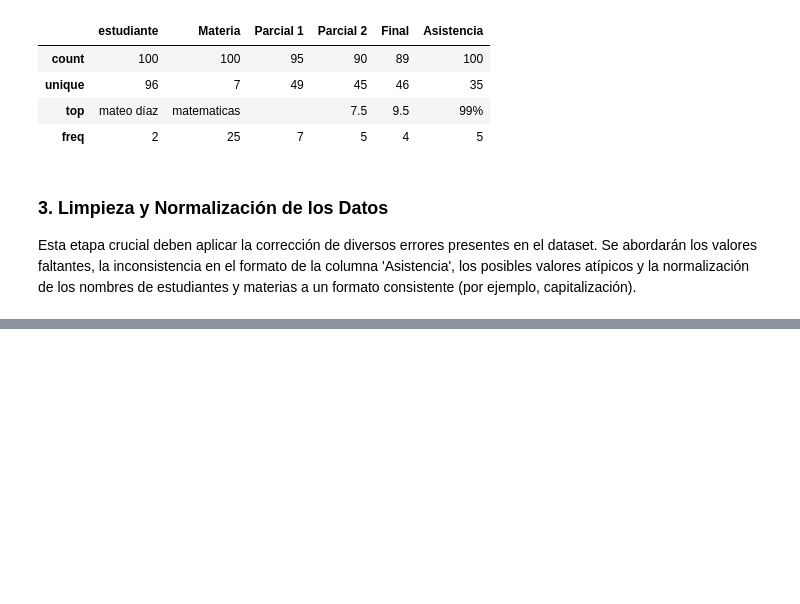
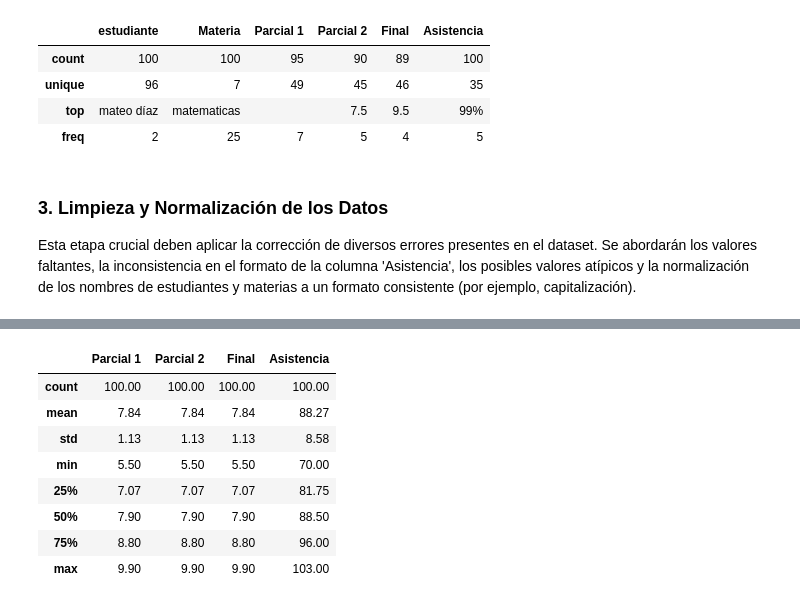
Before and after one commit to sr-roboto/modelo_examen_practico, a Jupyter notebook: main.ipynb, the cells around one changed output, grey strips where cells are left out. Saved outputs shown, nothing was run; the diff lists cells and outputs as text; code cells hidden in the pictures; blank space fills up the shorter version.

```diff
--- a/main.ipynb
+++ b/main.ipynb
@@ -95,0 +204,12 @@ Finalmente, deben utilizar la funcionalidad de Pandas para guardar el DataFrame
+# %%
+df.describe().round(2)
+# %% [output]
+|  | Parcial 1 | Parcial 2 | Final | Asistencia |
+| count | 100.00 | 100.00 | 100.00 | 100.00 |
+| mean | 7.84 | 7.84 | 7.84 | 88.27 |
+| std | 1.13 | 1.13 | 1.13 | 8.58 |
+| min | 5.50 | 5.50 | 5.50 | 70.00 |
+| 25% | 7.07 | 7.07 | 7.07 | 81.75 |
+| 50% | 7.90 | 7.90 | 7.90 | 88.50 |
+| 75% | 8.80 | 8.80 | 8.80 | 96.00 |
+| max | 9.90 | 9.90 | 9.90 | 103.00 |
```
Also changed, not shown: parts of 15 cells of this notebook.
